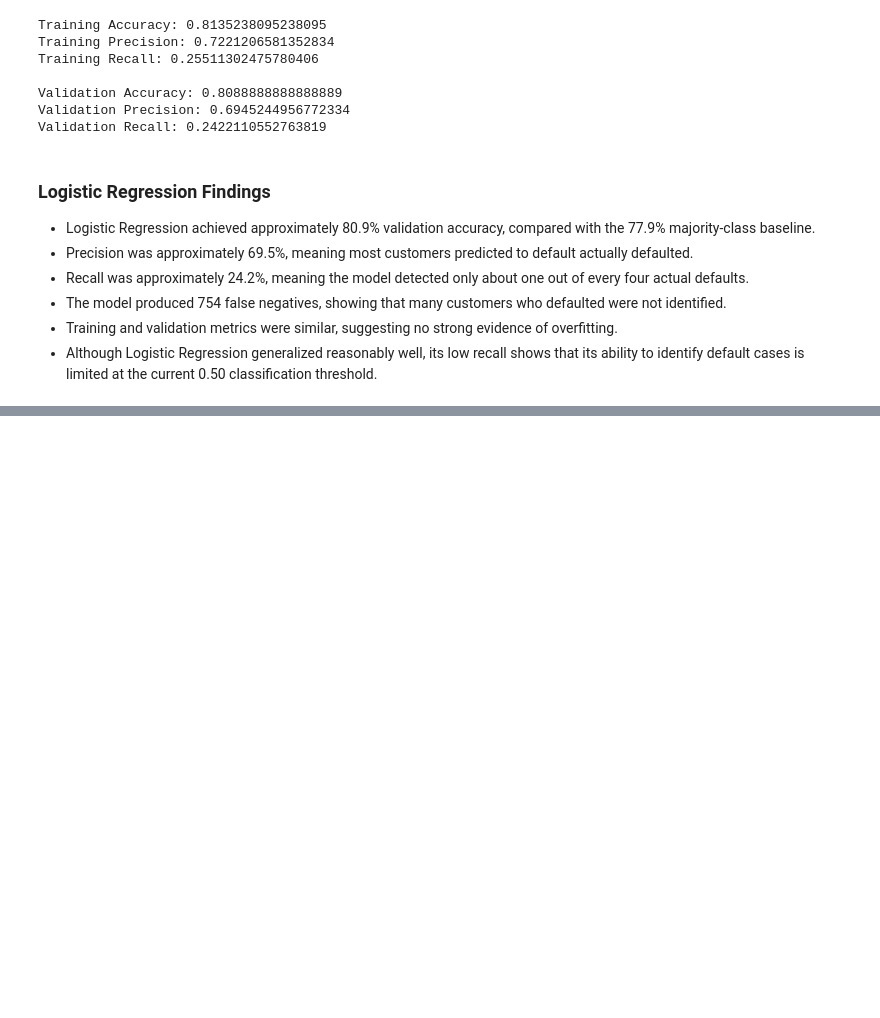
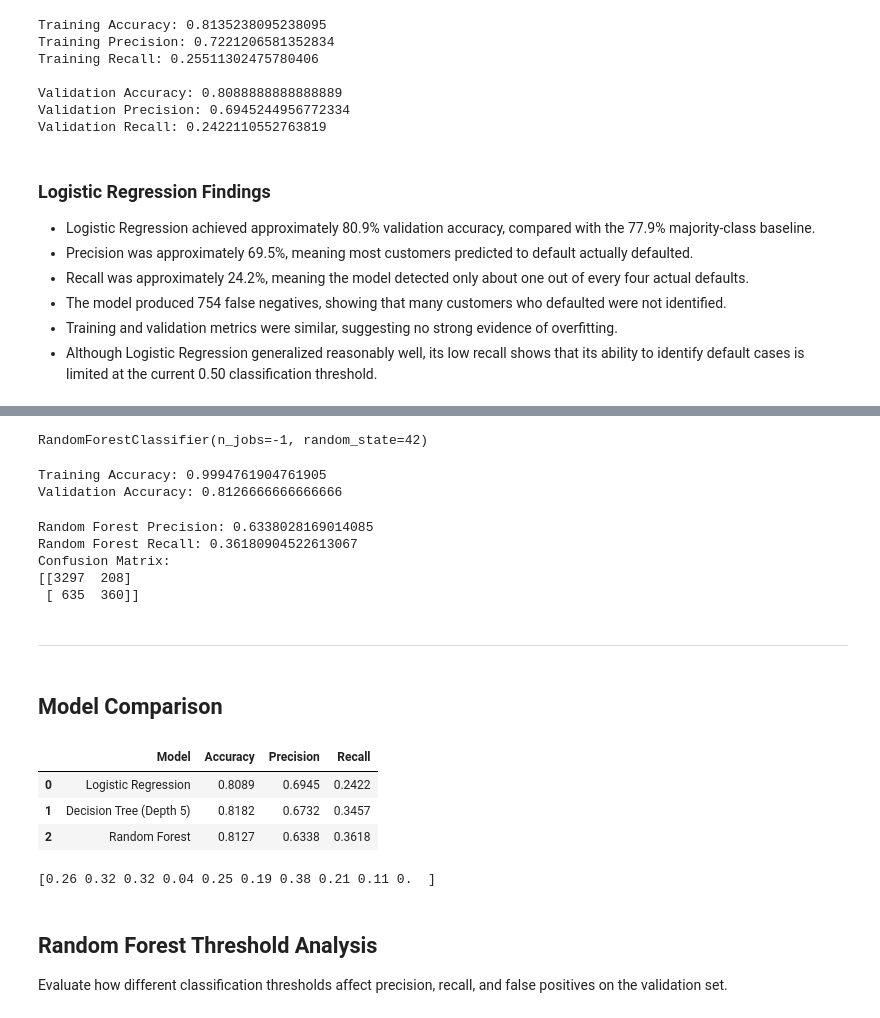
Before and after one commit to JeremyJay-Coding/credit-risk-model-validation, a Jupyter notebook: notebooks/01_eda.ipynb, the cells around one changed output, grey strips where cells are left out. Cells and saved outputs as stored; diff of their text form; code cells hidden in the pictures; blank space fills up the shorter version.

Commit message:
Complete credit risk model validation analysis

```diff
--- a/notebooks/01_eda.ipynb
+++ b/notebooks/01_eda.ipynb
@@ -442,0 +527,75 @@ Validation Recall: 0.2422110552763819
+# %%
+forest_model.fit(X_train_processed, y_train)
+# %% [output]
+RandomForestClassifier(n_jobs=-1, random_state=42)
+# %%
+forest_train_pred = forest_model.predict(X_train_processed)
+forest_val_pred = forest_model.predict(X_val_processed)
+
+print("Training Accuracy:",
+      accuracy_score(y_train, forest_train_pred))
+
+print("Validation Accuracy:",
+      accuracy_score(y_val, forest_val_pred))
+# %% [output]
+Training Accuracy: 0.9994761904761905
+Validation Accuracy: 0.8126666666666666
+# %%
+forest_precision = precision_score(y_val, forest_val_pred)
+forest_recall = recall_score(y_val, forest_val_pred)
+forest_cm = confusion_matrix(y_val, forest_val_pred)
+
+print("Random Forest Precision:", forest_precision)
+print("Random Forest Recall:", forest_recall)
+print("Confusion Matrix:")
+print(forest_cm)
+# %% [output]
+Random Forest Precision: 0.6338028169014085
+Random Forest Recall: 0.36180904522613067
+Confusion Matrix:
+[[3297  208]
+ [ 635  360]]
+# %% [markdown]
+---------------------------------------------------------------------------------------------------
+# %% [markdown]
+## Model Comparison
+# %%
+comparison = pd.DataFrame({
+    "Model": [
+        "Logistic Regression",
+        "Decision Tree (Depth 5)",
+        "Random Forest"
+    ],
+    "Accuracy": [
+        logistic_accuracy,
+        accuracy_score(y_val, depth5_val_pred),
+        accuracy_score(y_val, forest_val_pred)
+    ],
+    "Precision": [
+        logistic_precision,
+        depth5_precision,
+        forest_precision
+    ],
+    "Recall": [
+        logistic_recall,
+        depth5_recall,
+        forest_recall
+    ]
+})
+
+comparison.round(4)
+# %% [output]
+|  | Model | Accuracy | Precision | Recall |
+| 0 | Logistic Regression | 0.8089 | 0.6945 | 0.2422 |
+| 1 | Decision Tree (Depth 5) | 0.8182 | 0.6732 | 0.3457 |
+| 2 | Random Forest | 0.8127 | 0.6338 | 0.3618 |
+# %%
+forest_val_probabilities = forest_model.predict_proba(X_val_processed)[:, 1]
+
+print(forest_val_probabilities[:10])
+# %% [output]
+[0.26 0.32 0.32 0.04 0.25 0.19 0.38 0.21 0.11 0.  ]
+# %% [markdown]
+## Random Forest Threshold Analysis
+
+Evaluate how different classification thresholds affect precision, recall, and false positives on the validation set.
```
Also changed, not shown: parts of 31 cells of this notebook, 2 other files.
